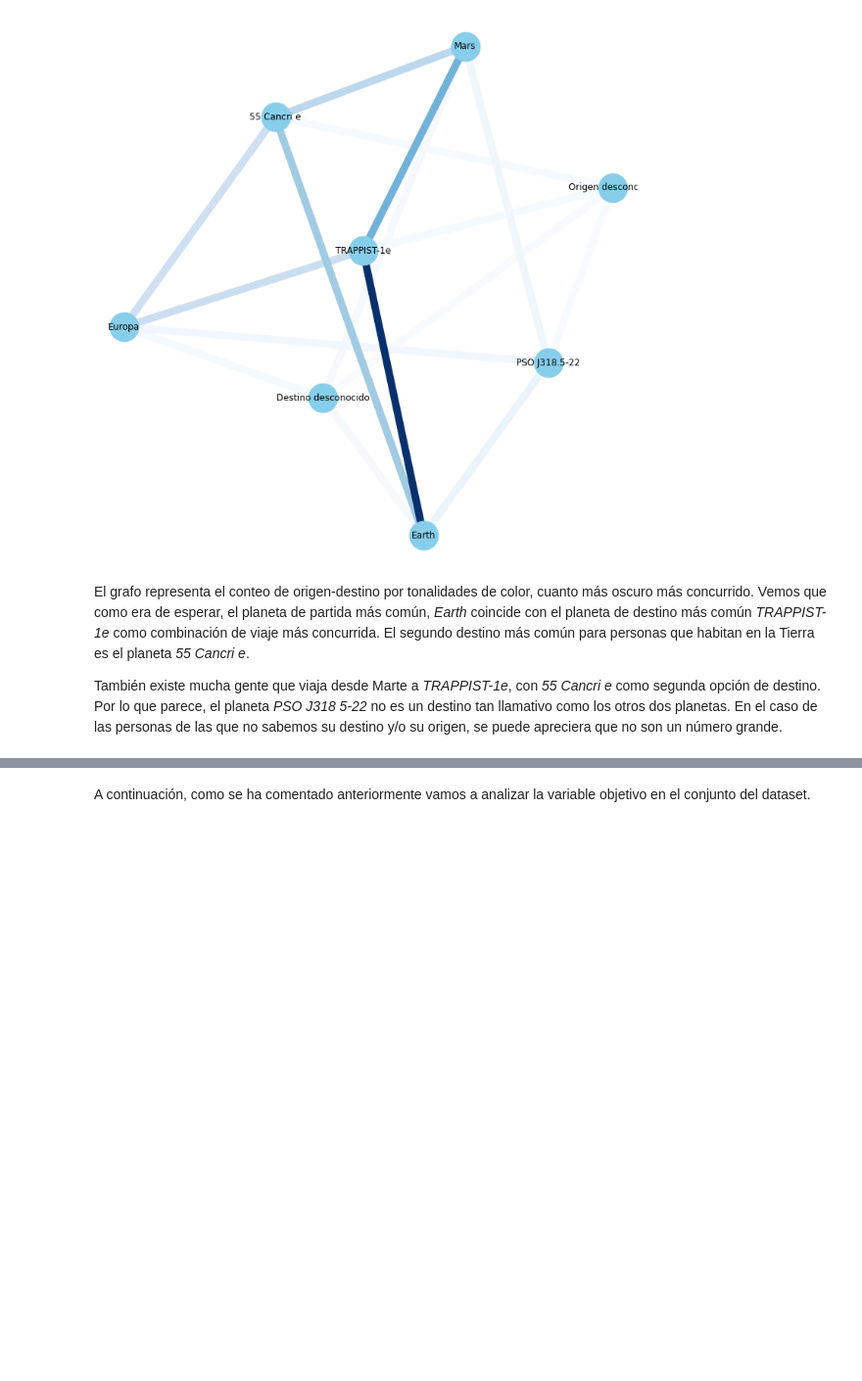
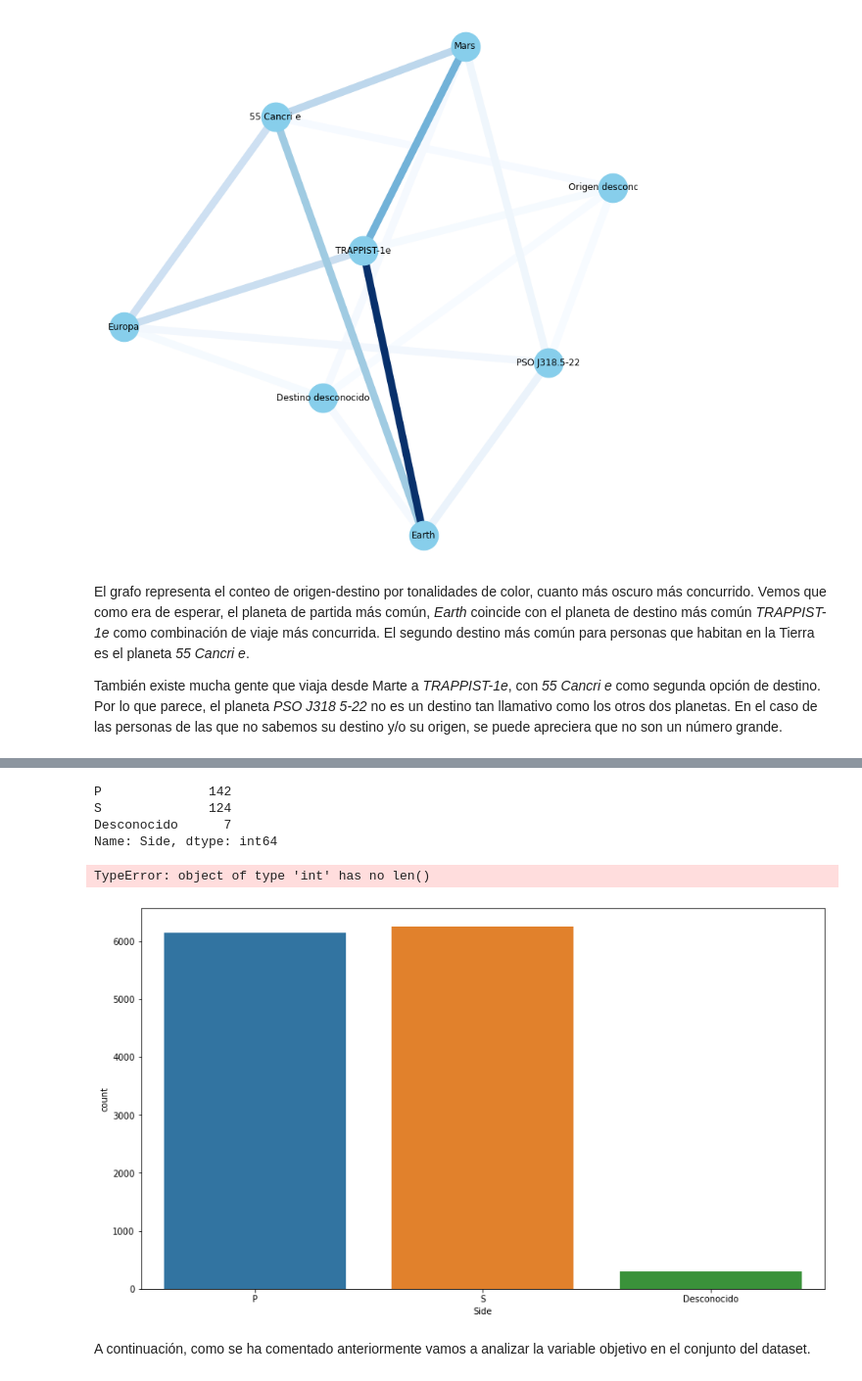
Before and after one commit to aliciacg7/spaceship-titanic-eda, a Jupyter notebook: spaceship-eda.ipynb, the cells around one changed output, grey strips where cells are left out. Shown at 98% size. Cells and saved outputs as stored; diff of their text form; code cells hidden in the pictures; blank space fills up the shorter version.

```diff
--- a/spaceship-eda.ipynb
+++ b/spaceship-eda.ipynb
@@ -326,3 +340,30 @@ plt.show()
+# %%
+titanic["Side"] = np.where(titanic["Cabin"] != 'Desconocido', titanic["Cabin"].str[-1:], titanic["Cabin"])
+titanic["Side"][titanic["VIP"]==1].value_counts()
+# %% [output]
+P              142
+S              124
+Desconocido      7
+Name: Side, dtype: int64
+# %%
+plt.figure(3,figsize=(14,8))
+
+#fig.title('Recuento de planetas de origen y de destino')
+
+x = np.arange(3)
+
+plt.bar(x-0.2, titanic["Side"][titanic["VIP"]==1].value_counts(), color='#7f6d5f', width=barWidth, edgecolor='white', label='var1')
+plt.bar(x, titanic["Side"][titanic["VIP"]==0].value_counts(), color='#557f2d', width=barWidth, edgecolor='white', label='var2')
+#plt.bar(x+0.2, titanic["Side"][titanic["VIP"]==1].value_counts(), color='#2d7f5e', width=barWidth, edgecolor='white', label='var3')
+
+sns.countplot(data=titanic[titanic['VIP']==1], x='Side')
+sns.countplot(data=titanic[titanic['VIP']==0], x='Side')
+#sns.countplot(data=titanic[titanic['Side']=="Desconocido"], x='Side')
+#sns.countplot(data=titanic, x='Destination')
+plt.xticks(2,[1, 0])
+# %% [output]
+TypeError: object of type 'int' has no len()
+[figure, added]
 # %% [markdown]
 A continuación, como se ha comentado anteriormente vamos a analizar la variable objetivo en el conjunto del dataset.
 # %%
```
Also changed, not shown: parts of 8 cells of this notebook.
